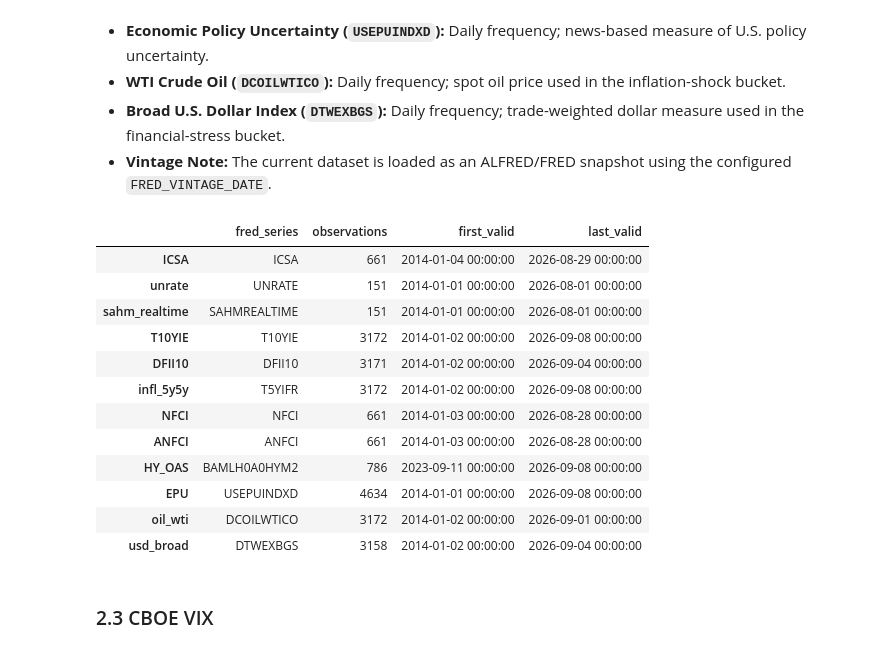
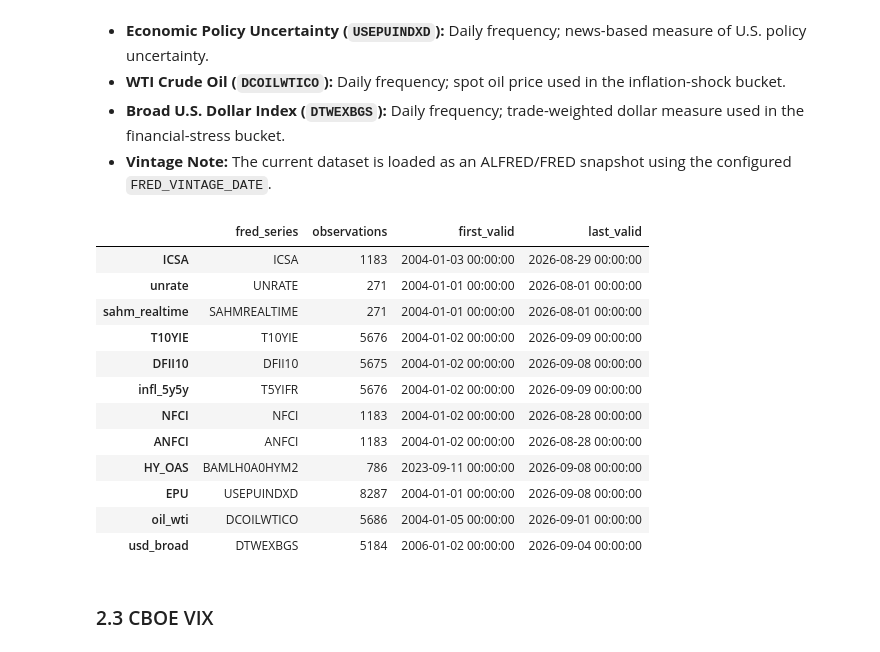
Before and after one commit to Yzc20060417/Systematic-Equities, a Jupyter notebook: EDA.ipynb, the cells around one changed output. Drawn from its saved outputs; the diff is of its cells as text; code cells hidden in the pictures.

```diff
--- a/EDA.ipynb
+++ b/EDA.ipynb
@@ -446,46 +449,46 @@ def load_fred_panel(
 
     return panel
 
 
-FRED_START_DATE = "2014-01-01"
+FRED_START_DATE = "2004-01-01"
 FRED_END_DATE = pd.Timestamp.today().normalize().strftime("%Y-%m-%d")
 FRED_VINTAGE_DATE = FRED_END_DATE
 
 fred_raw = load_fred_panel(
     series_map=FRED_SERIES,
     start_date=FRED_START_DATE,
     end_date=FRED_END_DATE,
     vintage_date=FRED_VINTAGE_DATE,
 )
 
 
 fred_coverage = pd.DataFrame(
     {
         column: {
             "fred_series": FRED_SERIES[column],
             "observations": fred_raw[column].notna().sum(),
             "first_valid": fred_raw[column].first_valid_index(),
             "last_valid": fred_raw[column].last_valid_index(),
         }
         for column in fred_raw.columns
     }
 ).T
 
 fred_coverage
 # %% [output]
 |  | fred_series | observations | first_valid | last_valid |
-| ICSA | ICSA | 661 | 2014-01-04 00:00:00 | 2026-08-29 00:00:00 |
-| unrate | UNRATE | 151 | 2014-01-01 00:00:00 | 2026-08-01 00:00:00 |
-| sahm_realtime | SAHMREALTIME | 151 | 2014-01-01 00:00:00 | 2026-08-01 00:00:00 |
-| T10YIE | T10YIE | 3172 | 2014-01-02 00:00:00 | 2026-09-08 00:00:00 |
-| DFII10 | DFII10 | 3171 | 2014-01-02 00:00:00 | 2026-09-04 00:00:00 |
-| infl_5y5y | T5YIFR | 3172 | 2014-01-02 00:00:00 | 2026-09-08 00:00:00 |
-| NFCI | NFCI | 661 | 2014-01-03 00:00:00 | 2026-08-28 00:00:00 |
-| ANFCI | ANFCI | 661 | 2014-01-03 00:00:00 | 2026-08-28 00:00:00 |
+| ICSA | ICSA | 1183 | 2004-01-03 00:00:00 | 2026-08-29 00:00:00 |
+| unrate | UNRATE | 271 | 2004-01-01 00:00:00 | 2026-08-01 00:00:00 |
+| sahm_realtime | SAHMREALTIME | 271 | 2004-01-01 00:00:00 | 2026-08-01 00:00:00 |
+| T10YIE | T10YIE | 5676 | 2004-01-02 00:00:00 | 2026-09-09 00:00:00 |
+| DFII10 | DFII10 | 5675 | 2004-01-02 00:00:00 | 2026-09-08 00:00:00 |
+| infl_5y5y | T5YIFR | 5676 | 2004-01-02 00:00:00 | 2026-09-09 00:00:00 |
+| NFCI | NFCI | 1183 | 2004-01-02 00:00:00 | 2026-08-28 00:00:00 |
+| ANFCI | ANFCI | 1183 | 2004-01-02 00:00:00 | 2026-08-28 00:00:00 |
 | HY_OAS | BAMLH0A0HYM2 | 786 | 2023-09-11 00:00:00 | 2026-09-08 00:00:00 |
-| EPU | USEPUINDXD | 4634 | 2014-01-01 00:00:00 | 2026-09-08 00:00:00 |
-| oil_wti | DCOILWTICO | 3172 | 2014-01-02 00:00:00 | 2026-09-01 00:00:00 |
-| usd_broad | DTWEXBGS | 3158 | 2014-01-02 00:00:00 | 2026-09-04 00:00:00 |
+| EPU | USEPUINDXD | 8287 | 2004-01-01 00:00:00 | 2026-09-08 00:00:00 |
+| oil_wti | DCOILWTICO | 5686 | 2004-01-05 00:00:00 | 2026-09-01 00:00:00 |
+| usd_broad | DTWEXBGS | 5184 | 2006-01-02 00:00:00 | 2026-09-04 00:00:00 |
 # %% [markdown]
 ### 2.3 CBOE VIX
 # %%
```
Also changed, not shown: parts of 19 cells of this notebook.
